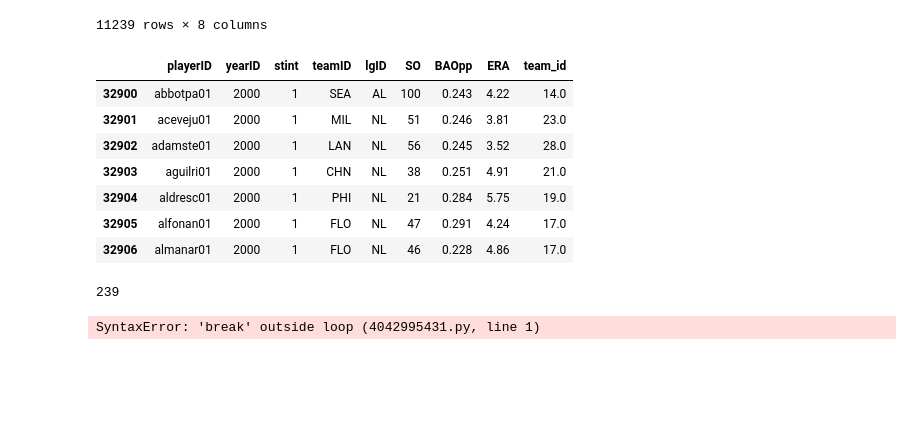
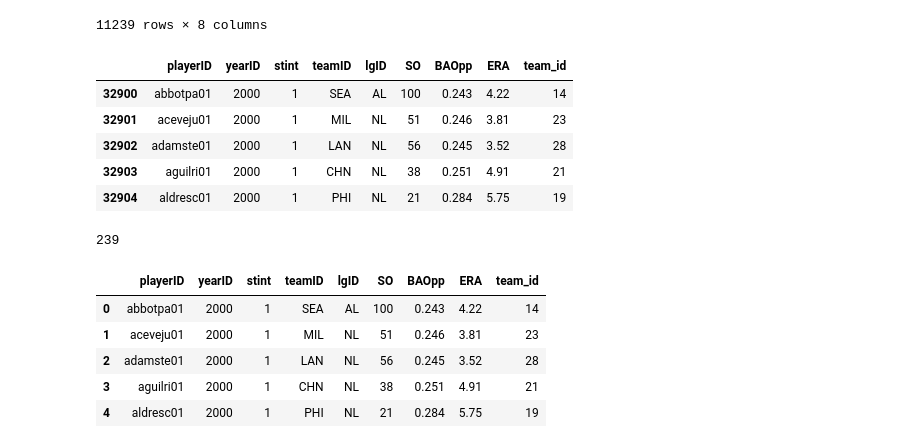
Before and after one commit to VedranaGATech/Project_2_MLB_Stats, a Jupyter notebook: Baseball_ETL.ipynb, the cells around one changed output. Cells and saved outputs as stored; diff of their text form; code cells hidden in the pictures; blank space fills up the shorter version.

```diff
--- a/Baseball_ETL.ipynb
+++ b/Baseball_ETL.ipynb
@@ -132,3 +116,19 @@ teams_dict.update({'WAS': 20})
+# %%
+# additions from pitching set
+teams_dict.update({'ANA': 12})
+teams_dict.update({'LAN': 28})
+teams_dict.update({'CHN': 21})
+teams_dict.update({'FLO': 17})
+teams_dict.update({'SDN': 29})
+teams_dict.update({'SLN': 25})
+teams_dict.update({'MON': 20})
+teams_dict.update({'CHA': 6})
+teams_dict.update({'KCA': 9})
+teams_dict.update({'NYN': 18})
+teams_dict.update({'NYA': 3})
+teams_dict.update({'TBA': 4})
+teams_dict.update({'SFN': 30})
+teams_dict.update({'WAS': 20})
 # %% [markdown]
 ### ETL Baseball Payrolls
 # %%
@@ -340,56 +332,29 @@ pitching_final
 # %%
 pitching_final['team_id'] = -1
 
 for index, row in pitching_final.iterrows():
     pitching_final.loc[index, ['team_id']] = teams_dict.get(row.teamID)
 
-pitching_final.head(7)
+pitching_final.head()
 # %% [output]
 |  | playerID | yearID | stint | teamID | lgID | SO | BAOpp | ERA | team_id |
-| 32900 | abbotpa01 | 2000 | 1 | SEA | AL | 100 | 0.243 | 4.22 | 14.0 |
-| 32901 | aceveju01 | 2000 | 1 | MIL | NL | 51 | 0.246 | 3.81 | 23.0 |
-| 32902 | adamste01 | 2000 | 1 | LAN | NL | 56 | 0.245 | 3.52 | 28.0 |
-| 32903 | aguilri01 | 2000 | 1 | CHN | NL | 38 | 0.251 | 4.91 | 21.0 |
-| 32904 | aldresc01 | 2000 | 1 | PHI | NL | 21 | 0.284 | 5.75 | 19.0 |
-| 32905 | alfonan01 | 2000 | 1 | FLO | NL | 47 | 0.291 | 4.24 | 17.0 |
-| 32906 | almanar01 | 2000 | 1 | FLO | NL | 46 | 0.228 | 4.86 | 17.0 |
+| 32900 | abbotpa01 | 2000 | 1 | SEA | AL | 100 | 0.243 | 4.22 | 14 |
+| 32901 | aceveju01 | 2000 | 1 | MIL | NL | 51 | 0.246 | 3.81 | 23 |
+| 32902 | adamste01 | 2000 | 1 | LAN | NL | 56 | 0.245 | 3.52 | 28 |
+| 32903 | aguilri01 | 2000 | 1 | CHN | NL | 38 | 0.251 | 4.91 | 21 |
+| 32904 | aldresc01 | 2000 | 1 | PHI | NL | 21 | 0.284 | 5.75 | 19 |
-# %%
-#db_string = f"postgresql://postgres:password@127.0.0.1:5432/MoneyBall"
-#engine = create_engine(db_string)
-pitching_final.to_sql(name='Pitching', con=engine, if_exists='replace')
-# %% [output]
-239
+# %%
+pitching_final.to_sql(name='Pitching', con=engine, if_exists='replace', index=False)
+# %% [output]
+239
 # %%
-break
 # load from csv if stored
 if (os.path.isfile('data/PitchingNew.csv')):
     pitching_final = pd.read_csv('data/PitchingNew.csv')
 else:
-    # transfer, and identify missing salaries
-    Pitching = Base.classes.Pitching
-
-    for index, row in pitching_final.iterrows():
-        if teams_dict.get(row.team, -1) == -1:
-            print(row.team)
-        else:
-            pitching_final.loc[index, ['team_id']] = teams_dict.get(row.team_id)
-
-            #load to Salary table
-            pitching = Pitching(
-                playerID = row.playerID,
-                yearID = row.Yearid,
-                stint = row.stint,
-                teamid = teams_dict.get(row.team_id),
-                lgID = row.lgID,
-                SO = row.SO,
-                BAOpp = row.BAOpp,
-                ERA = row.ERA)
-
-            session.add(pitching)
-            session.commit()
+    # transfer
+    pitching_final.to_sql(name='Pitching', con=engine, if_exists='replace', index=False)
 
     #reload from db and save to csv
     pitching_final = pd.read_sql_query('select * from "Pitching"', con=engine)
     pitching_final.to_csv('data/PitchingNew.csv', index=False)
-# %% [output]
-SyntaxError: 'break' outside loop (4042995431.py, line 1)
@@ -401,3 +361,9 @@ pitching_og.head()
 # %%
-pitching_final = pd.read_sql(sql = 'SELECT * FROM pitching_final;', con = engine)
 pitching_final.head()
+# %% [output]
+|  | playerID | yearID | stint | teamID | lgID | SO | BAOpp | ERA | team_id |
+| 0 | abbotpa01 | 2000 | 1 | SEA | AL | 100 | 0.243 | 4.22 | 14 |
+| 1 | aceveju01 | 2000 | 1 | MIL | NL | 51 | 0.246 | 3.81 | 23 |
+| 2 | adamste01 | 2000 | 1 | LAN | NL | 56 | 0.245 | 3.52 | 28 |
+| 3 | aguilri01 | 2000 | 1 | CHN | NL | 38 | 0.251 | 4.91 | 21 |
+| 4 | aldresc01 | 2000 | 1 | PHI | NL | 21 | 0.284 | 5.75 | 19 |
```
Also changed, not shown: parts of 8 cells of this notebook, 2 other files.
